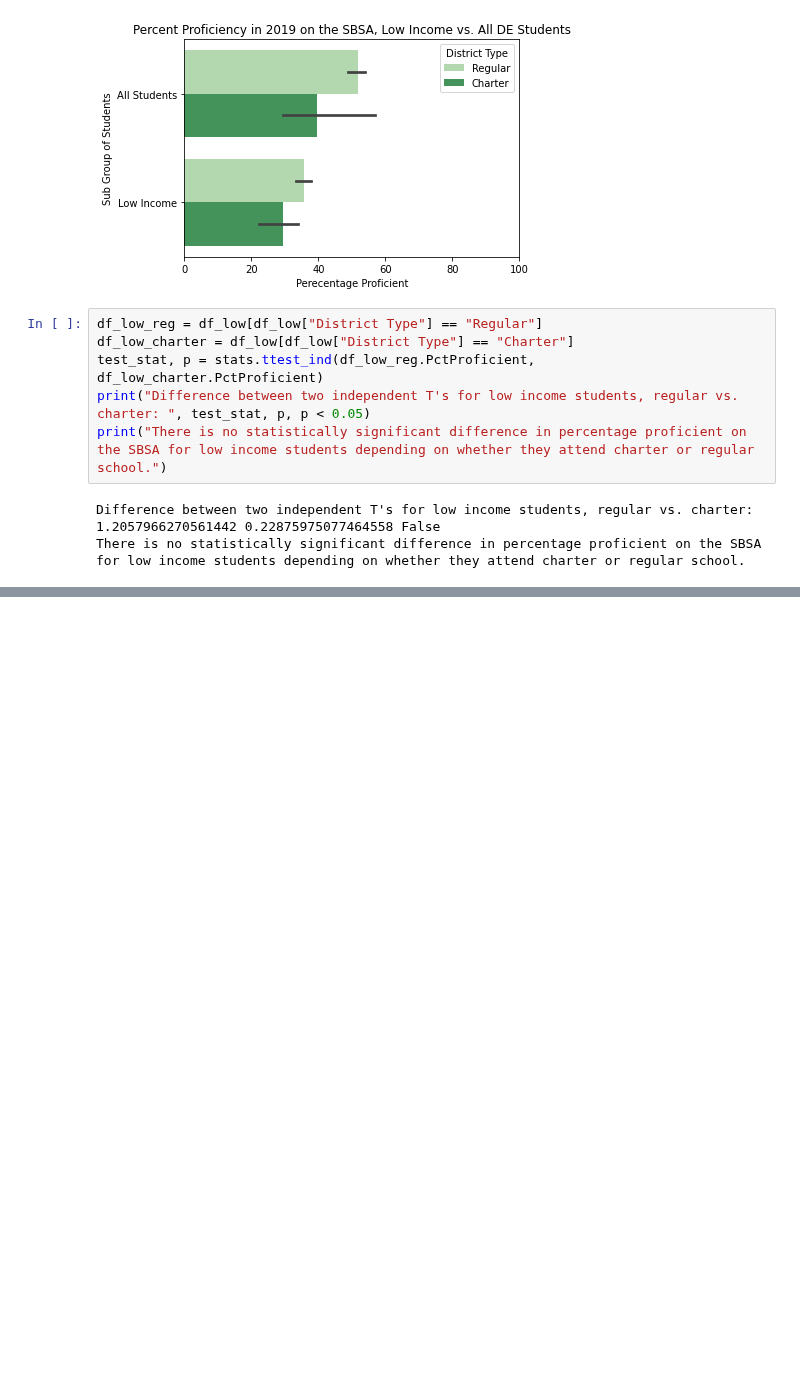
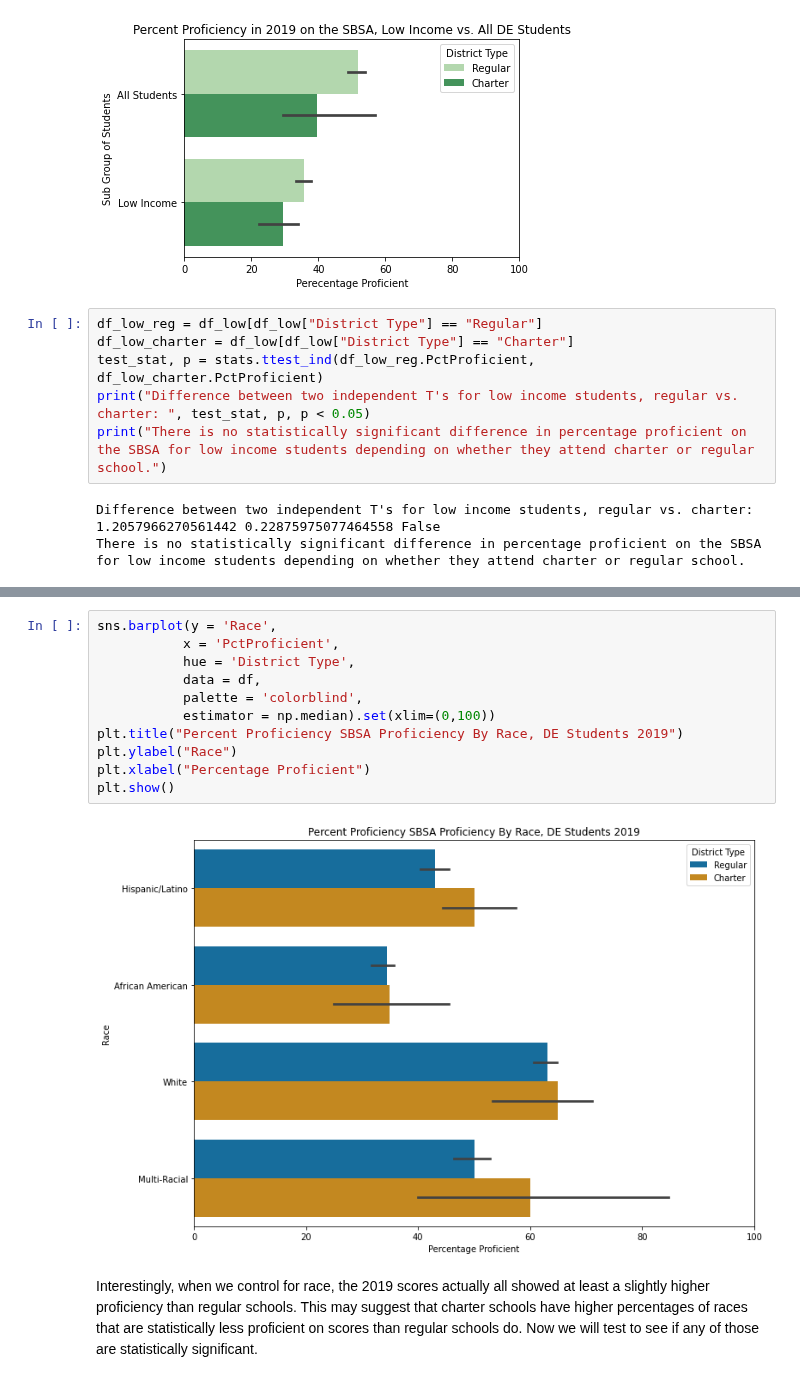
Before and after one commit to meganenglert/CISC367, a Jupyter notebook: Week 7 - Midterm Project/final_test_scores.ipynb, the cells around one changed output, grey strips where cells are left out. Cells and saved outputs as stored; diff of their text form; blank space fills up the shorter version.

```diff
--- a/Week 7 - Midterm Project/final_test_scores.ipynb
+++ b/Week 7 - Midterm Project/final_test_scores.ipynb
@@ -149,0 +194,15 @@ While low-income charter school attendees had the lowest amount of percentage pr
+# %%
+sns.barplot(y = 'Race',
+           x = 'PctProficient',
+           hue = 'District Type',
+           data = df,
+           palette = 'colorblind',
+           estimator = np.median).set(xlim=(0,100))
+plt.title("Percent Proficiency SBSA Proficiency By Race, DE Students 2019")
+plt.ylabel("Race")
+plt.xlabel("Percentage Proficient")
+plt.show()
+# %% [output]
+[figure, added]
+# %% [markdown]
+Interestingly, when we control for race, the 2019 scores actually all showed at least a slightly higher proficiency than regular schools. This may suggest that charter schools have higher percentages of races that are statistically less proficient on scores than regular schools do. Now we will test to see if any of those are statistically significant.
```
Also changed, not shown: parts of 8 cells of this notebook, 1 other file.
